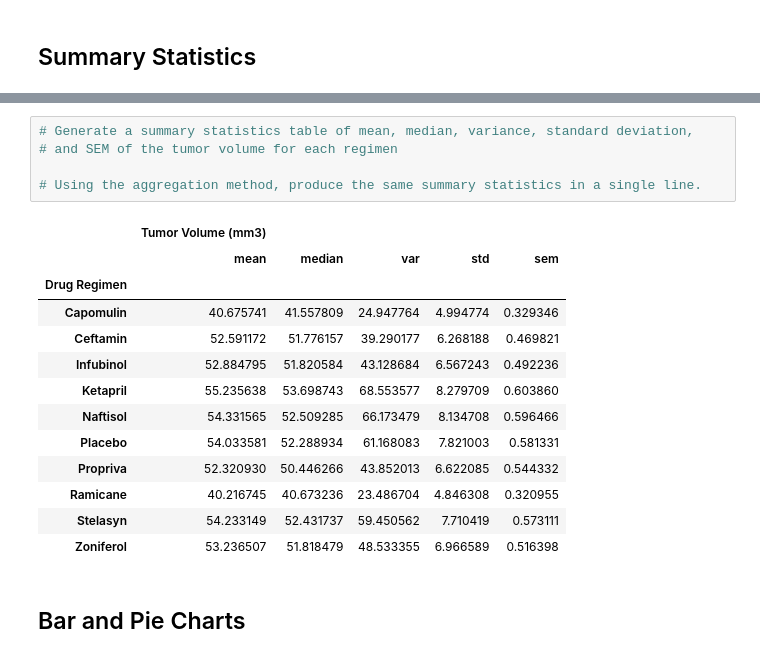
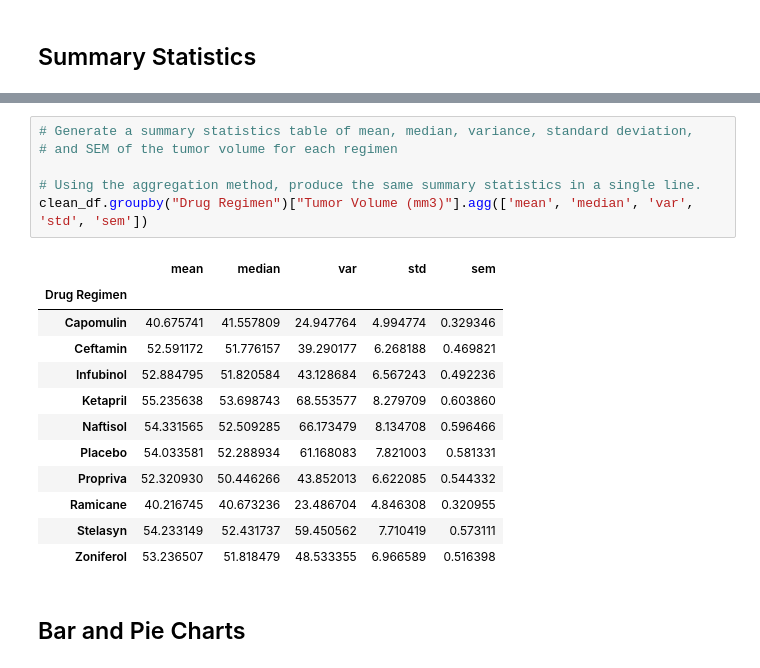
Before and after one commit to VincentGordon-Data-Analyst/matplotlib-challenge, a Jupyter notebook: Pymaceuticals/pymaceuticals_starter.ipynb, the cells around one changed output, grey strips where cells are left out. Cells and saved outputs as stored; diff of their text form.

```diff
--- a/Pymaceuticals/pymaceuticals_starter.ipynb
+++ b/Pymaceuticals/pymaceuticals_starter.ipynb
@@ -126,10 +125,10 @@ Name: Tumor Volume (mm3), dtype: float64
 # %%
 # Generate a summary statistics table of mean, median, variance, standard deviation,
 # and SEM of the tumor volume for each regimen
 
 # Using the aggregation method, produce the same summary statistics in a single line.
+clean_df.groupby("Drug Regimen")["Tumor Volume (mm3)"].agg(['mean', 'median', 'var', 'std', 'sem'])
 # %% [output]
-|  | Tumor Volume (mm3) |  |  |  |  |
 |  | mean | median | var | std | sem |
 | Drug Regimen |  |  |  |  |  |
 | Capomulin | 40.675741 | 41.557809 | 24.947764 | 4.994774 | 0.329346 |
```
Also changed, not shown: parts of 2 cells of this notebook.
